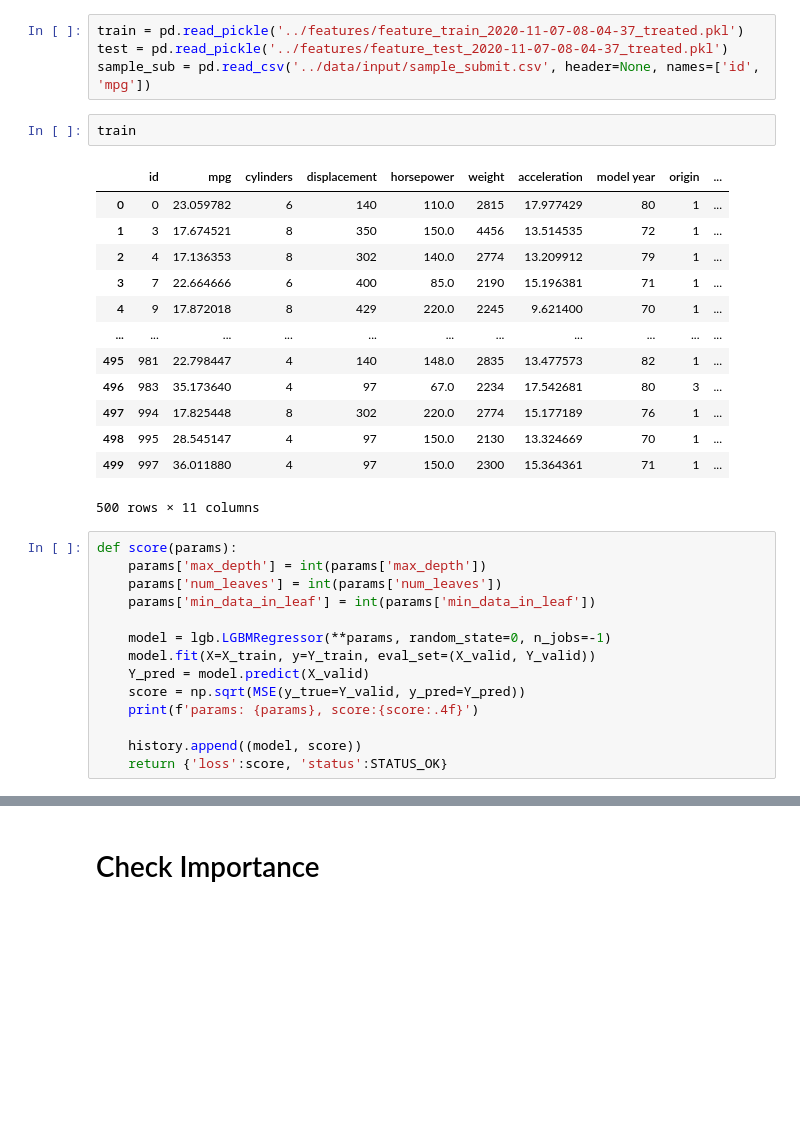
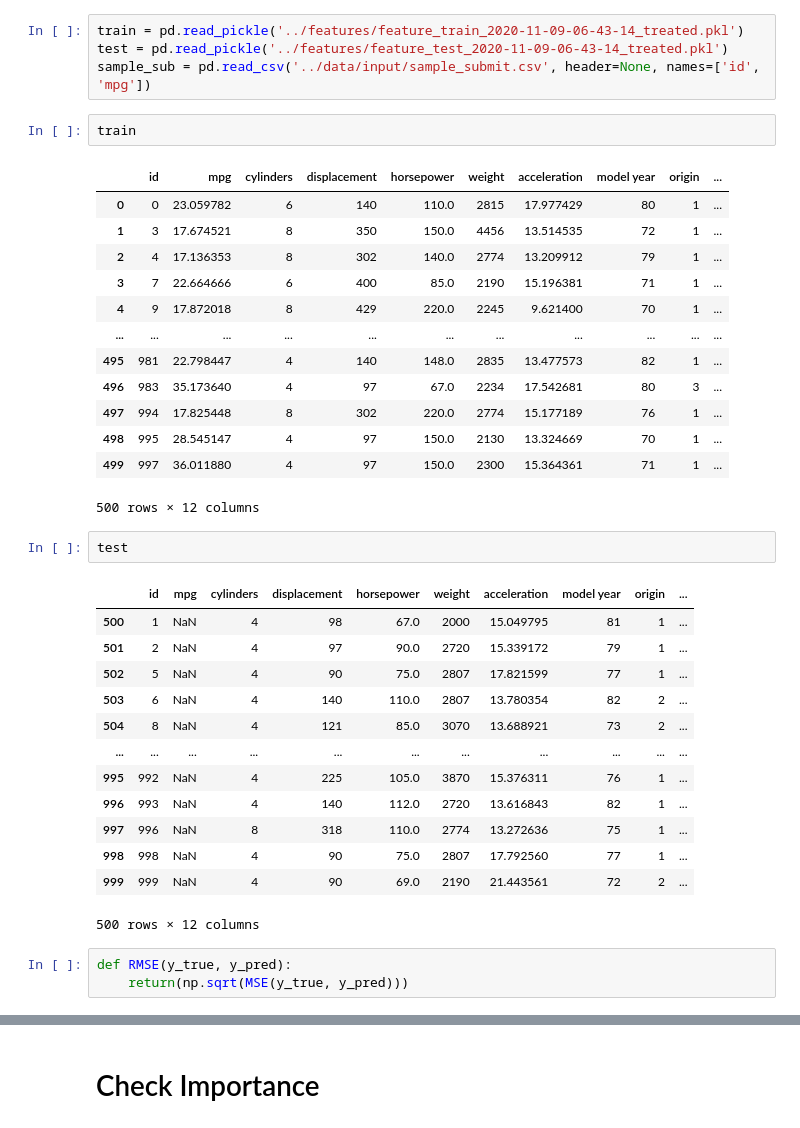
Before and after one commit to YusukeAmg/SIGNATE_4th_BeginnerOnlyCompetition, a Jupyter notebook: notebook/LightGBM.ipynb, the cells around one changed output, grey strips where cells are left out. Saved outputs shown, nothing was run; the diff lists cells and outputs as text; blank space fills up the shorter version.

Commit message:
Change hyperopt
Run KFold in score func
Create RMSE func

```diff
--- a/notebook/LightGBM.ipynb
+++ b/notebook/LightGBM.ipynb
@@ -33,8 +33,8 @@ import datetime
 #import sys
 #import gc
 # %%
-train = pd.read_pickle('../features/feature_train_2020-11-07-08-04-37_treated.pkl')
-test = pd.read_pickle('../features/feature_test_2020-11-07-08-04-37_treated.pkl')
+train = pd.read_pickle('../features/feature_train_2020-11-09-06-43-14_treated.pkl')
+test = pd.read_pickle('../features/feature_test_2020-11-09-06-43-14_treated.pkl')
 sample_sub = pd.read_csv('../data/input/sample_submit.csv', header=None, names=['id', 'mpg'])
 # %%
 train
@@ -51,18 +51,23 @@ train
 | 497 | 994 | 17.825448 | 8 | 302 | 220.0 | 2774 | 15.177189 | 76 | 1 | ... |
 | 498 | 995 | 28.545147 | 4 | 97 | 150.0 | 2130 | 13.324669 | 70 | 1 | ... |
 | 499 | 997 | 36.011880 | 4 | 97 | 150.0 | 2300 | 15.364361 | 71 | 1 | ... |
-500 rows × 11 columns
+500 rows × 12 columns
-# %%
-def score(params):
-    params['max_depth'] = int(params['max_depth'])
-    params['num_leaves'] = int(params['num_leaves'])
-    params['min_data_in_leaf'] = int(params['min_data_in_leaf'])
-
-    model = lgb.LGBMRegressor(**params, random_state=0, n_jobs=-1)
-    model.fit(X=X_train, y=Y_train, eval_set=(X_valid, Y_valid))
-    Y_pred = model.predict(X_valid)
-    score = np.sqrt(MSE(y_true=Y_valid, y_pred=Y_pred))
-    print(f'params: {params}, score:{score:.4f}')
-
-    history.append((model, score))
-    return {'loss':score, 'status':STATUS_OK}
+# %%
+test
+# %% [output]
+|  | id | mpg | cylinders | displacement | horsepower | weight | acceleration | model year | origin | ... |
+| 500 | 1 | NaN | 4 | 98 | 67.0 | 2000 | 15.049795 | 81 | 1 | ... |
+| 501 | 2 | NaN | 4 | 97 | 90.0 | 2720 | 15.339172 | 79 | 1 | ... |
+| 502 | 5 | NaN | 4 | 90 | 75.0 | 2807 | 17.821599 | 77 | 1 | ... |
+| 503 | 6 | NaN | 4 | 140 | 110.0 | 2807 | 13.780354 | 82 | 2 | ... |
+| 504 | 8 | NaN | 4 | 121 | 85.0 | 3070 | 13.688921 | 73 | 2 | ... |
+| ... | ... | ... | ... | ... | ... | ... | ... | ... | ... | ... |
+| 995 | 992 | NaN | 4 | 225 | 105.0 | 3870 | 15.376311 | 76 | 1 | ... |
+| 996 | 993 | NaN | 4 | 140 | 112.0 | 2720 | 13.616843 | 82 | 1 | ... |
+| 997 | 996 | NaN | 8 | 318 | 110.0 | 2774 | 13.272636 | 75 | 1 | ... |
+| 998 | 998 | NaN | 4 | 90 | 75.0 | 2807 | 17.792560 | 77 | 1 | ... |
+| 999 | 999 | NaN | 4 | 90 | 69.0 | 2190 | 21.443561 | 72 | 2 | ... |
+500 rows × 12 columns
+# %%
+def RMSE(y_true, y_pred):
+    return(np.sqrt(MSE(y_true, y_pred)))
```
Also changed, not shown: parts of 12 cells of this notebook, 1 other file.
